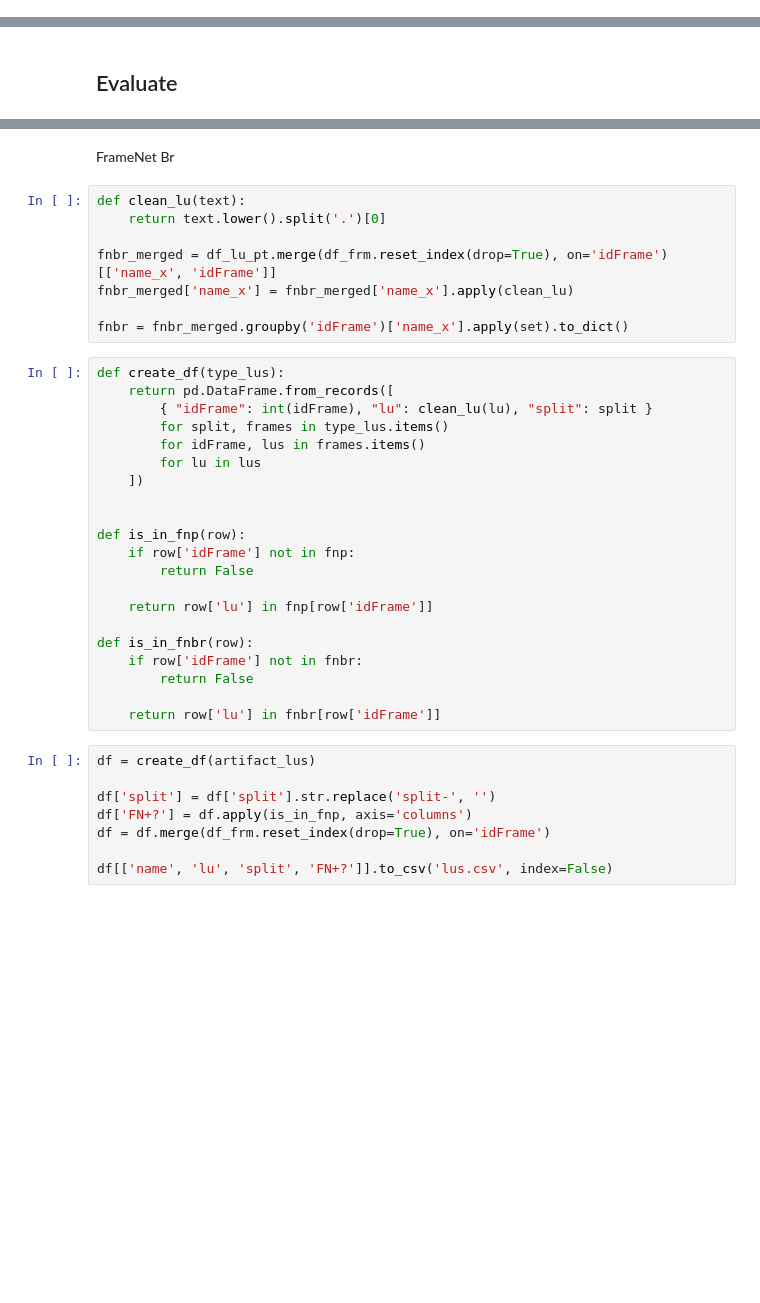
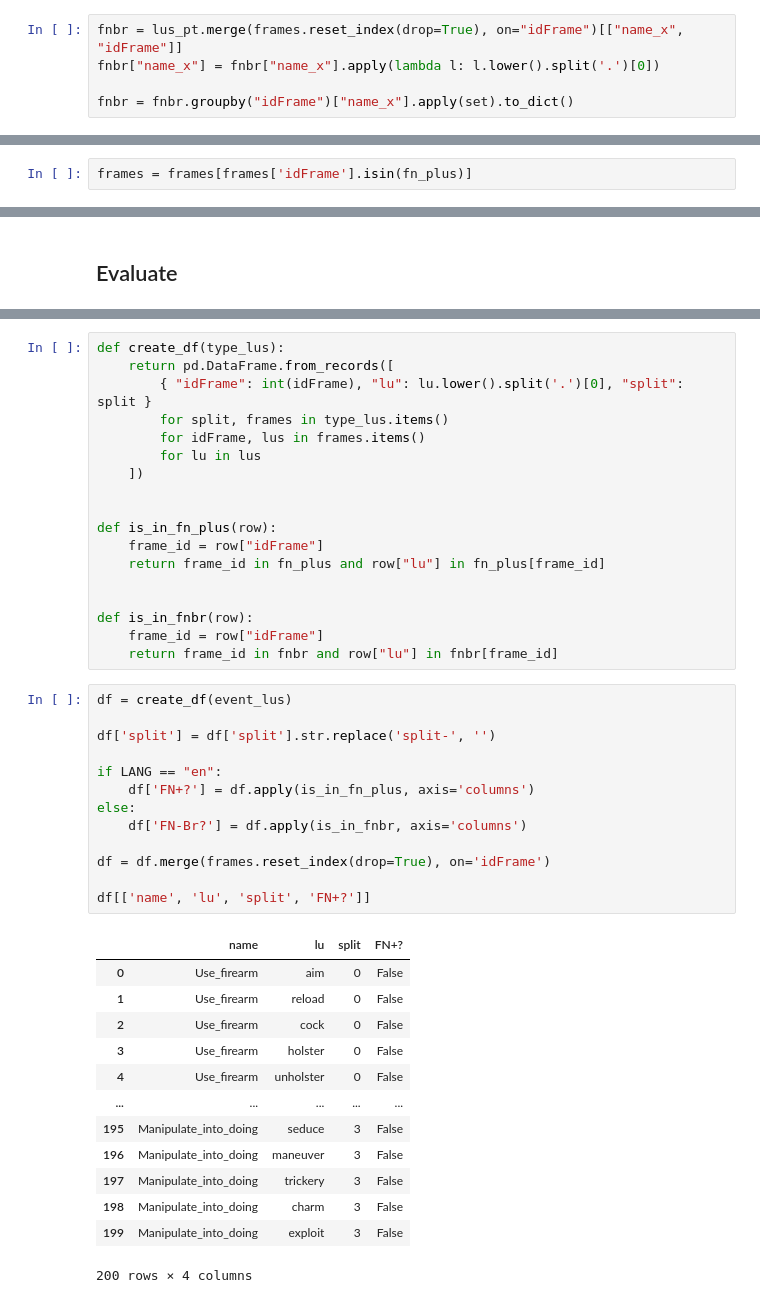
Before and after one commit to arthurlorenzi/copilot-for-linguists, a Jupyter notebook: copilot experiment.ipynb, the cells around one changed output, grey strips where cells are left out. Saved outputs shown, nothing was run; the diff lists cells and outputs as text; blank space fills up the shorter version.

```diff
--- a/copilot experiment.ipynb
+++ b/copilot experiment.ipynb
@@ -70,0 +88,5 @@ fnp = df_fnp.groupby('idFrame')['luName'].apply(set).to_dict()
+# %%
+fnbr = lus_pt.merge(frames.reset_index(drop=True), on="idFrame")[["name_x", "idFrame"]]
+fnbr["name_x"] = fnbr["name_x"].apply(lambda l: l.lower().split('.')[0])
+
+fnbr = fnbr.groupby("idFrame")["name_x"].apply(set).to_dict()
@@ -70,0 +95,2 @@ fnp = df_fnp.groupby('idFrame')['luName'].apply(set).to_dict()
+# %%
+frames = frames[frames['idFrame'].isin(fn_plus)]
@@ -512,39 +547,45 @@ with open(os.path.join('ChatGPT', 'artifact_en.json')) as fp:
-# %% [markdown]
-FrameNet Br
-# %%
-def clean_lu(text):
-    return text.lower().split('.')[0]
-
-fnbr_merged = df_lu_pt.merge(df_frm.reset_index(drop=True), on='idFrame')[['name_x', 'idFrame']]
-fnbr_merged['name_x'] = fnbr_merged['name_x'].apply(clean_lu)
-
-fnbr = fnbr_merged.groupby('idFrame')['name_x'].apply(set).to_dict()
 # %%
 def create_df(type_lus):
     return pd.DataFrame.from_records([
-        { "idFrame": int(idFrame), "lu": clean_lu(lu), "split": split }
+        { "idFrame": int(idFrame), "lu": lu.lower().split('.')[0], "split": split }
         for split, frames in type_lus.items()
         for idFrame, lus in frames.items()
         for lu in lus
     ])
 
 
-def is_in_fnp(row):
-    if row['idFrame'] not in fnp:
-        return False
+def is_in_fn_plus(row):
+    frame_id = row["idFrame"]
+    return frame_id in fn_plus and row["lu"] in fn_plus[frame_id]
 
-    return row['lu'] in fnp[row['idFrame']]
 
 def is_in_fnbr(row):
-    if row['idFrame'] not in fnbr:
-        return False
-
-    return row['lu'] in fnbr[row['idFrame']]
+    frame_id = row["idFrame"]
+    return frame_id in fnbr and row["lu"] in fnbr[frame_id]
 # %%
-df = create_df(artifact_lus)
+df = create_df(event_lus)
 
 df['split'] = df['split'].str.replace('split-', '')
-df['FN+?'] = df.apply(is_in_fnp, axis='columns')
-df = df.merge(df_frm.reset_index(drop=True), on='idFrame')
 
-df[['name', 'lu', 'split', 'FN+?']].to_csv('lus.csv', index=False)
+if LANG == "en":
+    df['FN+?'] = df.apply(is_in_fn_plus, axis='columns')
+else:
+    df['FN-Br?'] = df.apply(is_in_fnbr, axis='columns')
+
+df = df.merge(frames.reset_index(drop=True), on='idFrame')
+
+df[['name', 'lu', 'split', 'FN+?']]
+# %% [output]
+|  | name | lu | split | FN+? |
+| 0 | Use_firearm | aim | 0 | False |
+| 1 | Use_firearm | reload | 0 | False |
+| 2 | Use_firearm | cock | 0 | False |
+| 3 | Use_firearm | holster | 0 | False |
+| 4 | Use_firearm | unholster | 0 | False |
+| ... | ... | ... | ... | ... |
+| 195 | Manipulate_into_doing | seduce | 3 | False |
+| 196 | Manipulate_into_doing | maneuver | 3 | False |
+| 197 | Manipulate_into_doing | trickery | 3 | False |
+| 198 | Manipulate_into_doing | charm | 3 | False |
+| 199 | Manipulate_into_doing | exploit | 3 | False |
+200 rows × 4 columns
```
Also changed, not shown: parts of 50 cells of this notebook, 14 other files.
